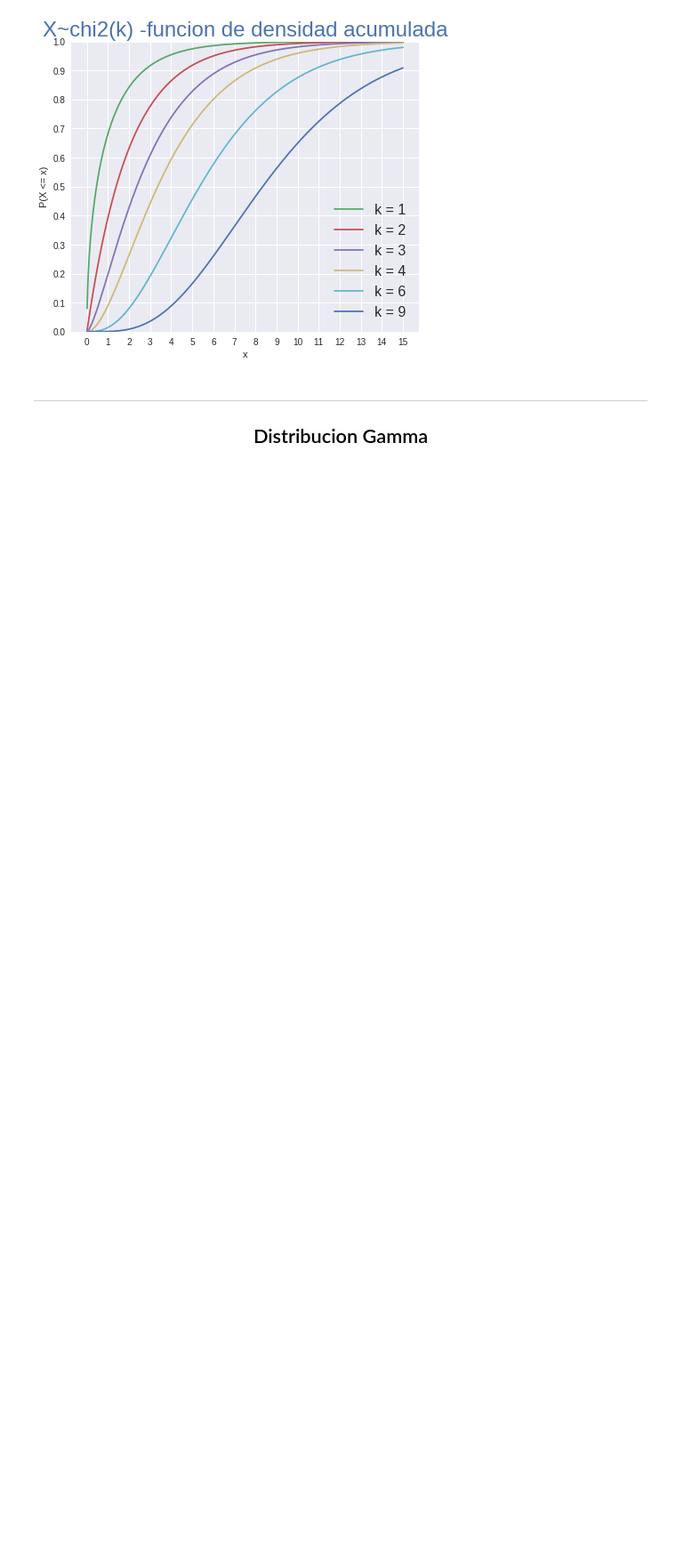
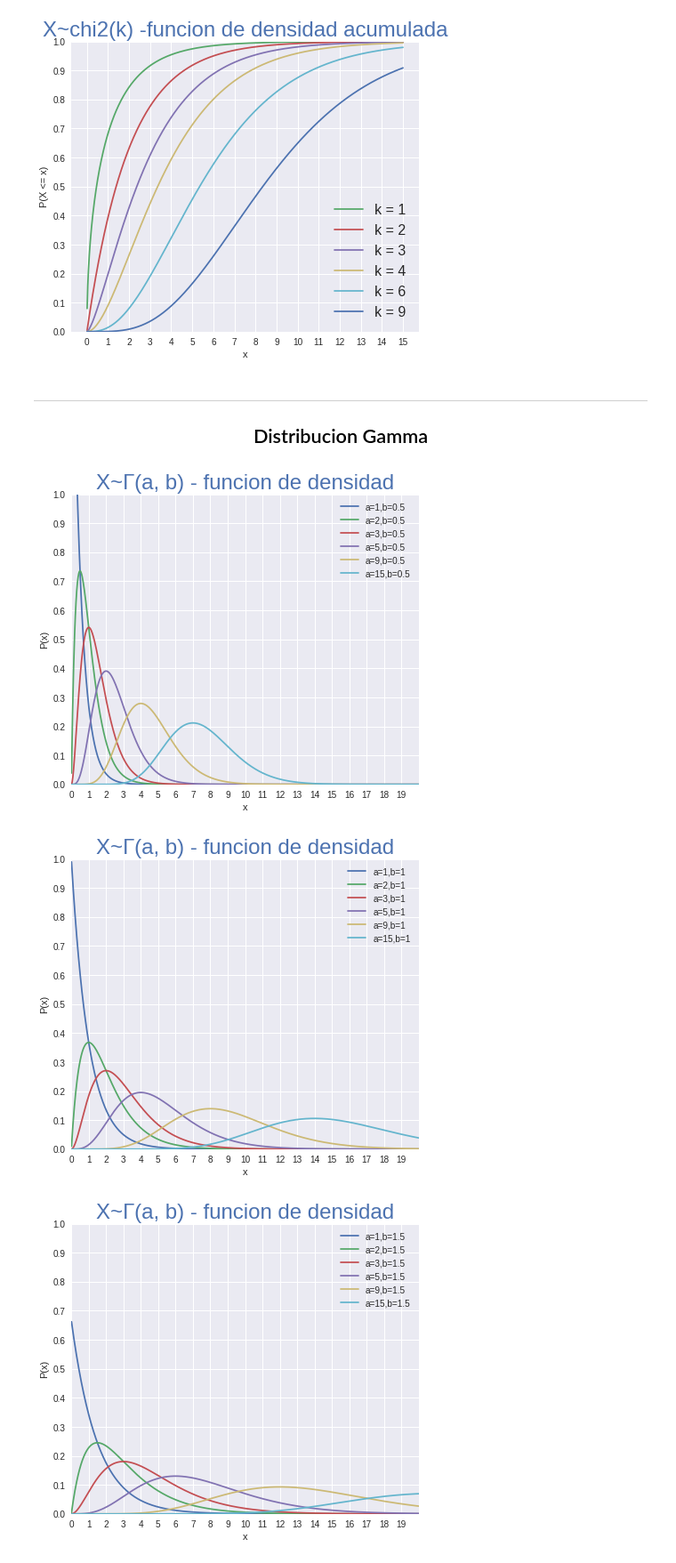
Before and after one commit to Emmanuel-Reynoso/Probabilidad-y-Estadistica, a Jupyter notebook: Continuas.ipynb, the cells around one changed output. Shown: that part at 89% size. Cells and saved outputs as stored; diff of their text form; code cells hidden in the pictures; blank space fills up the shorter version.

```diff
--- a/Continuas.ipynb
+++ b/Continuas.ipynb
@@ -27,0 +26,6 @@ gamma_demo1()
+# %%
+gamma_demo()
+# %% [output]
+[figure, added]
+[figure, added]
+[figure, added]
```
Also changed, not shown: parts of 2 cells of this notebook, 1 other file.
